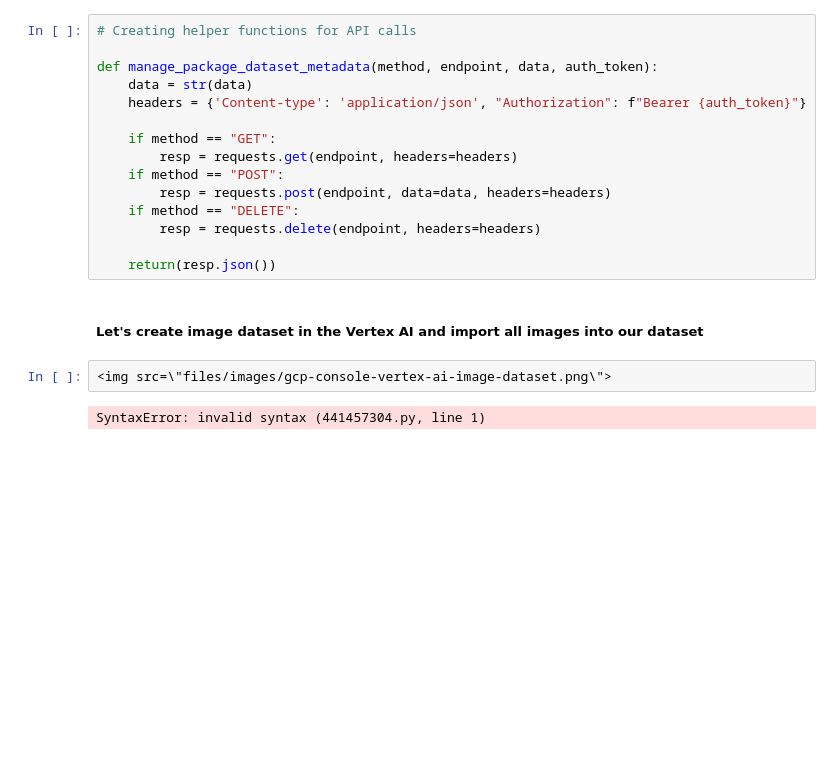
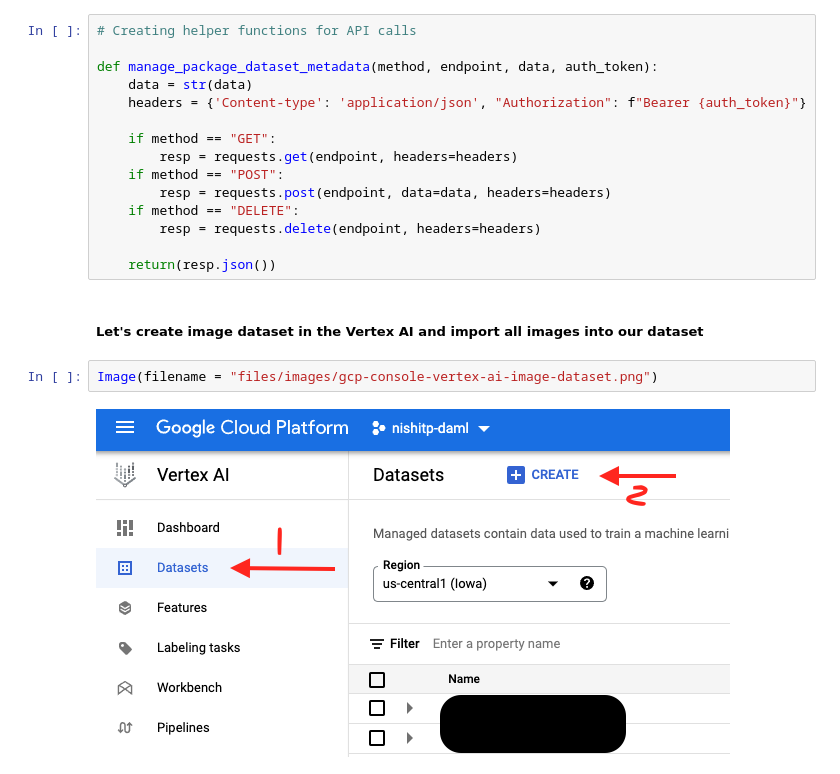
Before and after one commit to nishitpatel01/google-cloud, a Jupyter notebook: demos/dm-01-automl-object-detection-using-api.ipynb, the cells around one changed output. Saved outputs shown, nothing was run; the diff lists cells and outputs as text; blank space fills up the shorter version.

Commit message:
Image edit

```diff
--- a/demos/dm-01-automl-object-detection-using-api.ipynb
+++ b/demos/dm-01-automl-object-detection-using-api.ipynb
@@ -59,6 +59,6 @@ def manage_package_dataset_metadata(method, endpoint, data, auth_token):
 # %% [markdown]
 ##### Let's create image dataset in the Vertex AI and import all images into our dataset
 # %%
-<img src=\"files/images/gcp-console-vertex-ai-image-dataset.png\">
+Image(filename = "files/images/gcp-console-vertex-ai-image-dataset.png")
 # %% [output]
-SyntaxError: invalid syntax (441457304.py, line 1)
+[figure, added]
```
